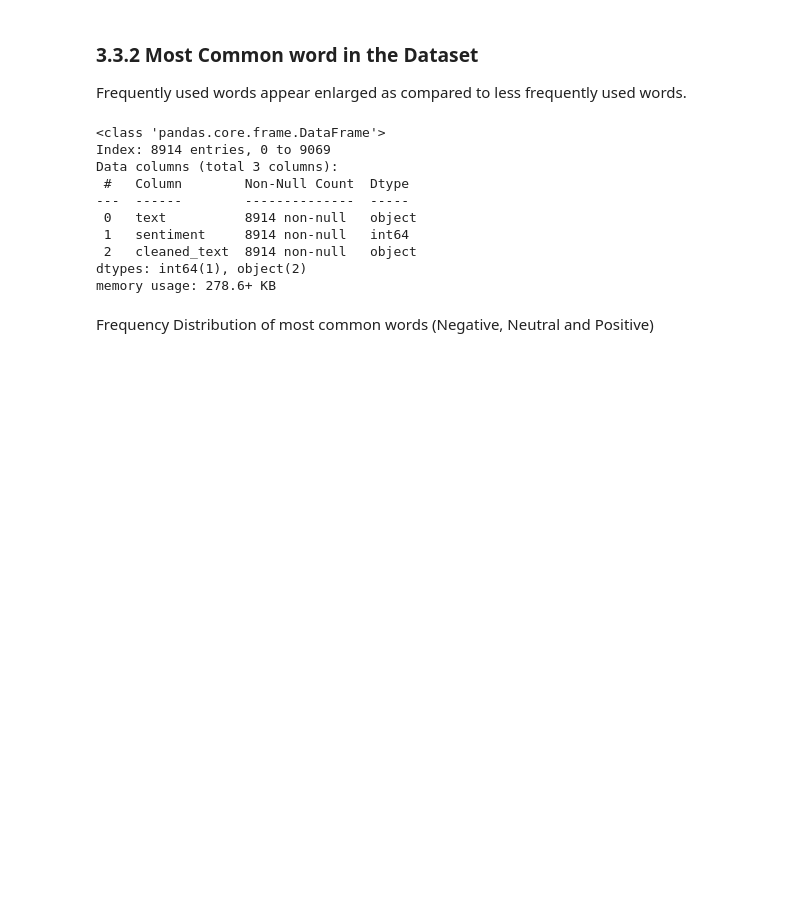
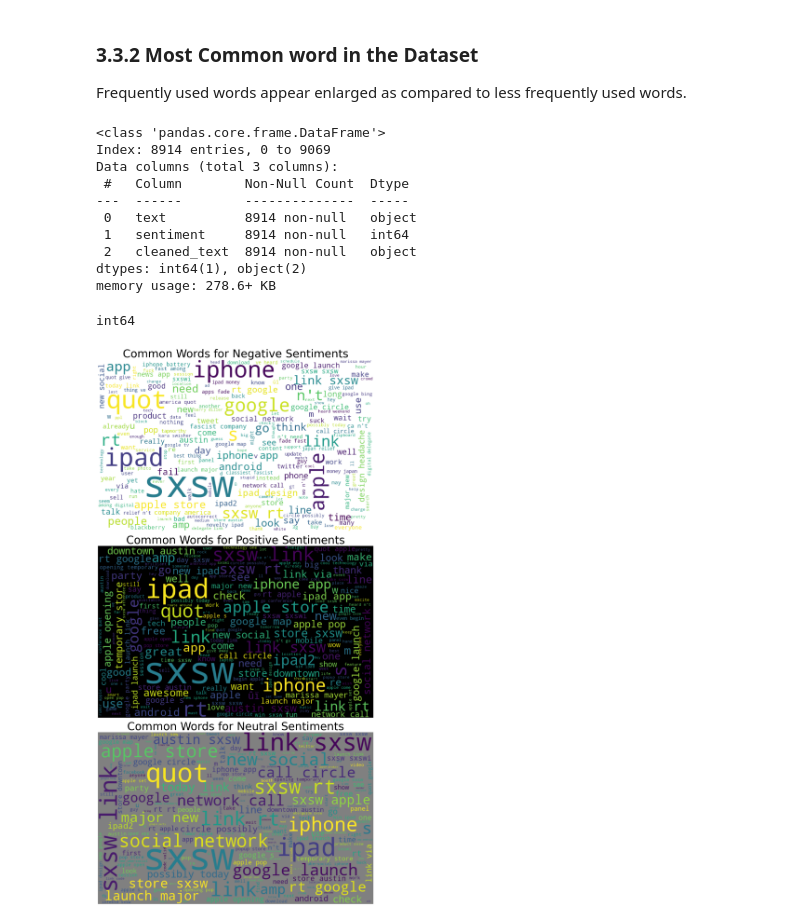
Before and after one commit to ENGMAUKA/group3_sentiment_analysis_project, a Jupyter notebook: notebooks/sentiments_eda_1.ipynb, the cells around one changed output. Drawn from its saved outputs; the diff is of its cells as text; code cells hidden in the pictures; blank space fills up the shorter version.

```diff
--- a/notebooks/sentiments_eda_1.ipynb
+++ b/notebooks/sentiments_eda_1.ipynb
@@ -90,15 +146,68 @@ Data columns (total 3 columns):
  2   cleaned_text  8914 non-null   object
 dtypes: int64(1), object(2)
 memory usage: 278.6+ KB
+# %%
+print(sentiment_data['sentiment'].unique().dtype)
+# %% [output]
+int64
 # %%
+#create subplots
+fig,axes = plt.subplots(3,1, figsize = (18, 28), constrained_layout = True)
+axes = axes.flatten()
 
 # negative words
 negative_words = ' '.join(sentiment_data.query("sentiment==1")['cleaned_text'])
+if negative_words.strip():
+#generate word cloud
+    wc_neg = WordCloud(
+        width = 800,
+        height = 500,
+        random_state = 21,
+        max_font_size = 110,
+        background_color = "white",
+        ).generate(negative_words)
+
+    axes[0].imshow(wc_neg, interpolation="bilinear")
+    axes[0].axis('off')
+    axes[0].set_title("Common Words for Negative Sentiments", fontsize=40)
+fig.savefig("../images/negative_plot.jpeg", format="jpeg", dpi=300)
+
 
 # positive words
 positive_words = ' '.join(sentiment_data.query("sentiment==3")['cleaned_text'])
+if positive_words.strip():
+#generate word cloud
+    wc_pos = WordCloud(
+        width = 800,
+        height = 500,
+        random_state = 21,
+        max_font_size = 110,
+        background_color = "black",
+        ).generate(positive_words)
+
+    axes[1].imshow(wc_pos, interpolation="bilinear")
+    axes[1].axis('off')
+    axes[1].set_title("Common Words for Positive Sentiments", fontsize=40)
+    fig.savefig("../images/positive_plot.jpeg", format="jpeg", dpi=300)
+
 
 # neutral/no-emotion words
 neutral_words = ' '.join(sentiment_data.query("sentiment==5")['cleaned_text'])
+if neutral_words.strip():
+#generate word cloud
+    neu_pos = WordCloud(
+        width = 800,
+        height = 500,
+        random_state = 21,
+        max_font_size = 110,
+        background_color = "grey",
+        ).generate(neutral_words)
+
+    axes[2].imshow(neu_pos, interpolation="bilinear")
+    axes[2].axis('off')
+    axes[2].set_title("Common Words for Neutral Sentiments", fontsize=40)
+    fig.savefig("../images/neutral_plot.jpeg", format="jpeg", dpi=300)
+
+plt.show()
+# %% [output]
+[figure, added]
-# %% [markdown]
-Frequency Distribution of most common words (Negative, Neutral and Positive)
```
Also changed, not shown: parts of 9 cells of this notebook, 1 other file.
